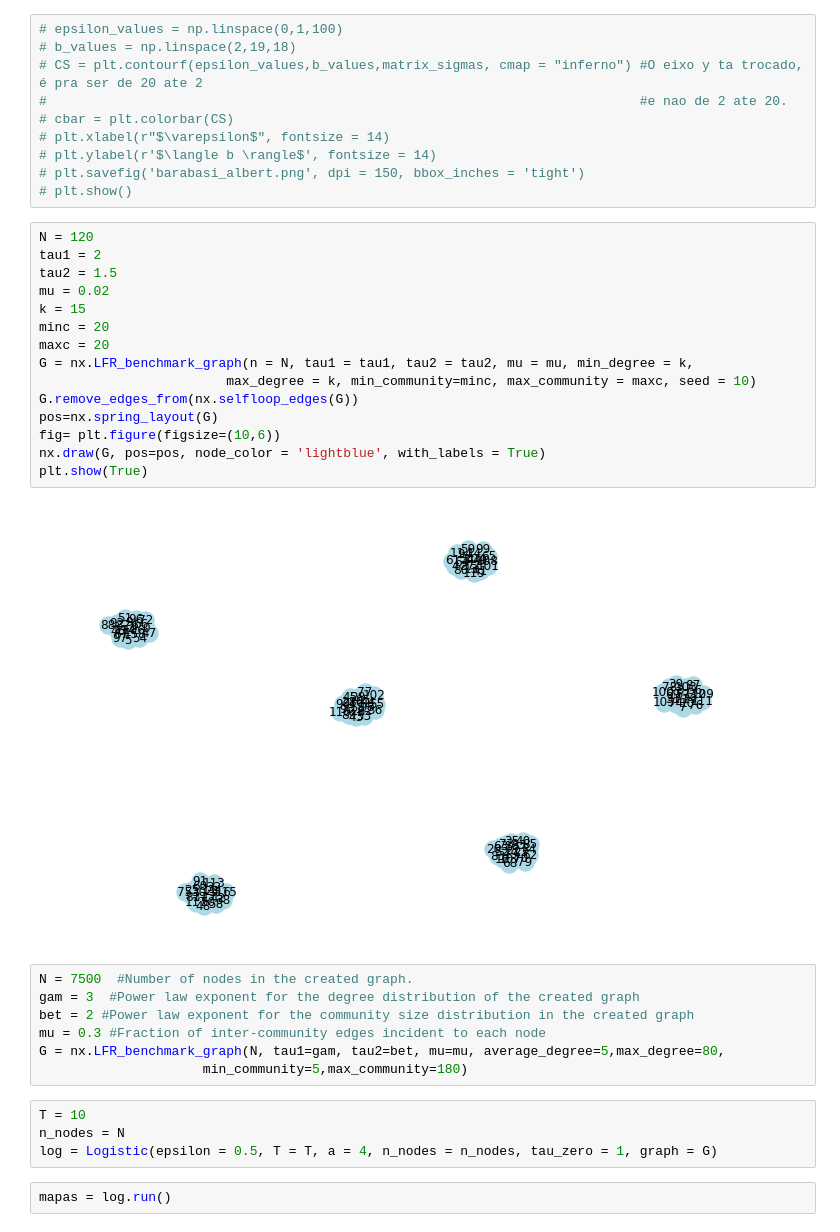
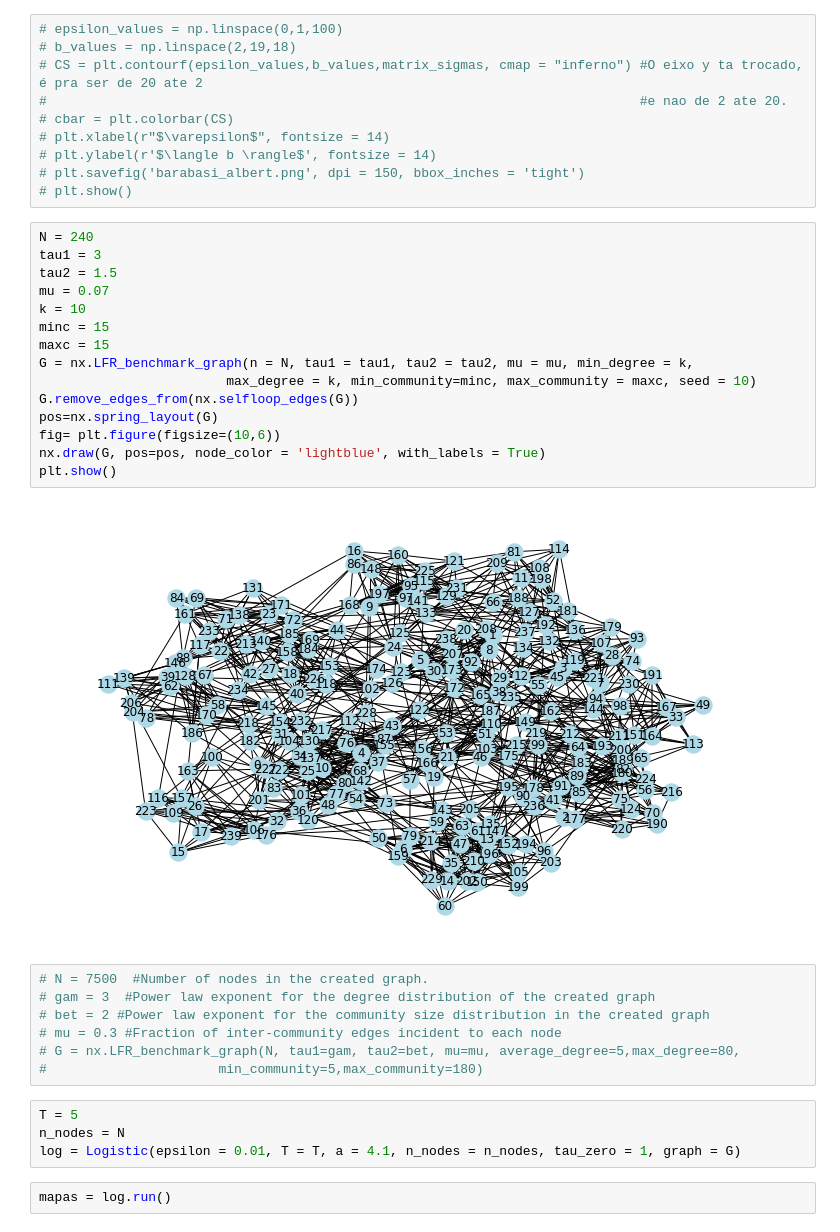
Before and after one commit to ricardotetti/Chaotic_Logistic_Maps, a Jupyter notebook: Logistic Maps with communities .ipynb, the cells around one changed output. Drawn from its saved outputs; the diff is of its cells as text.

```diff
--- a/Logistic Maps with communities .ipynb
+++ b/Logistic Maps with communities .ipynb
@@ -148,34 +137,34 @@ class Logistic:
 # plt.ylabel(r'$\langle b \rangle$', fontsize = 14)
 # plt.savefig('barabasi_albert.png', dpi = 150, bbox_inches = 'tight')
 # plt.show()
-# %%
-N = 120
-tau1 = 2
-tau2 = 1.5
-mu = 0.02
-k = 15
-minc = 20
-maxc = 20
-G = nx.LFR_benchmark_graph(n = N, tau1 = tau1, tau2 = tau2, mu = mu, min_degree = k,
-                        max_degree = k, min_community=minc, max_community = maxc, seed = 10)
-G.remove_edges_from(nx.selfloop_edges(G))
-pos=nx.spring_layout(G)
-fig= plt.figure(figsize=(10,6))
-nx.draw(G, pos=pos, node_color = 'lightblue', with_labels = True)
-plt.show(True)
-# %% [output]
-[figure, removed]
+# %%
+N = 240
+tau1 = 3
+tau2 = 1.5
+mu = 0.07
+k = 10
+minc = 15
+maxc = 15
+G = nx.LFR_benchmark_graph(n = N, tau1 = tau1, tau2 = tau2, mu = mu, min_degree = k,
+                        max_degree = k, min_community=minc, max_community = maxc, seed = 10)
+G.remove_edges_from(nx.selfloop_edges(G))
+pos=nx.spring_layout(G)
+fig= plt.figure(figsize=(10,6))
+nx.draw(G, pos=pos, node_color = 'lightblue', with_labels = True)
+plt.show()
+# %% [output]
+[figure, added]
 # %%
-N = 7500  #Number of nodes in the created graph.
-gam = 3  #Power law exponent for the degree distribution of the created graph
-bet = 2 #Power law exponent for the community size distribution in the created graph
-mu = 0.3 #Fraction of inter-community edges incident to each node
-G = nx.LFR_benchmark_graph(N, tau1=gam, tau2=bet, mu=mu, average_degree=5,max_degree=80,
-                     min_community=5,max_community=180)
+# N = 7500  #Number of nodes in the created graph.
+# gam = 3  #Power law exponent for the degree distribution of the created graph
+# bet = 2 #Power law exponent for the community size distribution in the created graph
+# mu = 0.3 #Fraction of inter-community edges incident to each node
+# G = nx.LFR_benchmark_graph(N, tau1=gam, tau2=bet, mu=mu, average_degree=5,max_degree=80,
+#                      min_community=5,max_community=180)
 # %%
-T = 10
+T = 5
 n_nodes = N
-log = Logistic(epsilon = 0.5, T = T, a = 4, n_nodes = n_nodes, tau_zero = 1, graph = G)
+log = Logistic(epsilon = 0.01, T = T, a = 4.1, n_nodes = n_nodes, tau_zero = 1, graph = G)
 # %%
 mapas = log.run()
 # %%
```
Also changed, not shown: parts of 5 cells of this notebook, 6 other files.
